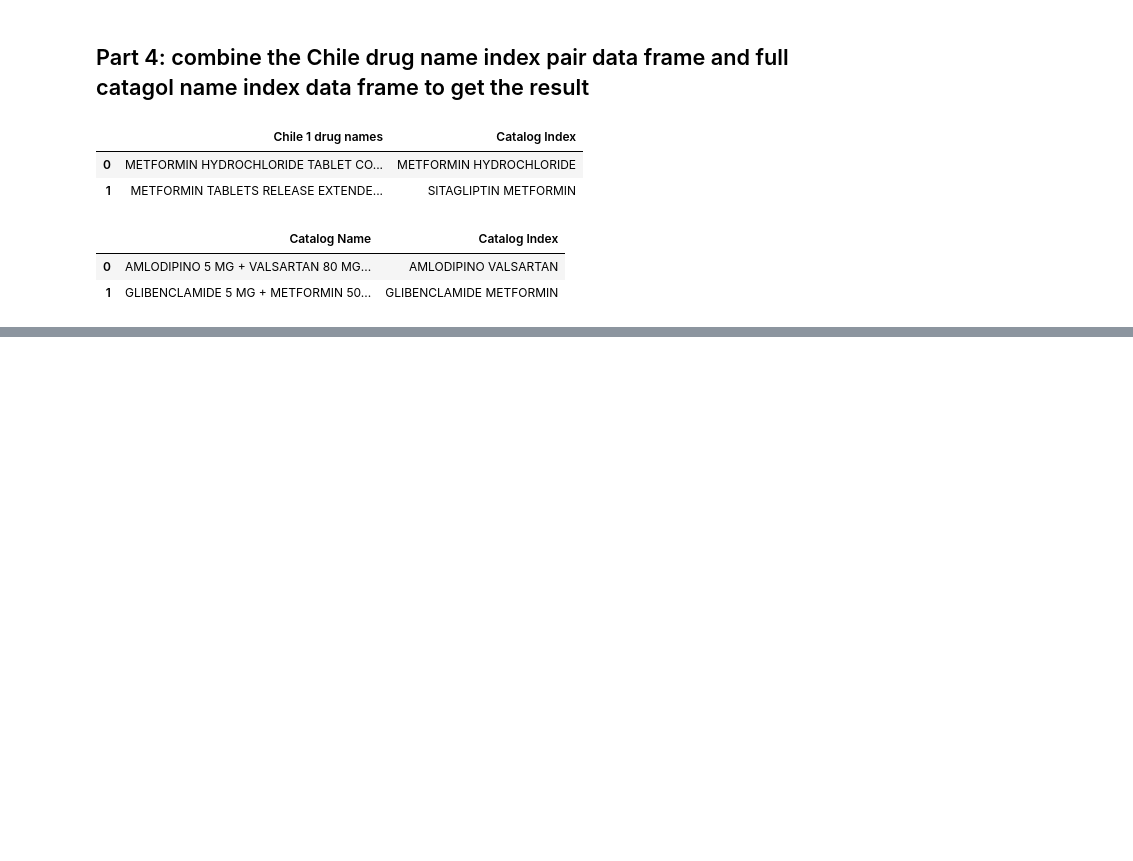
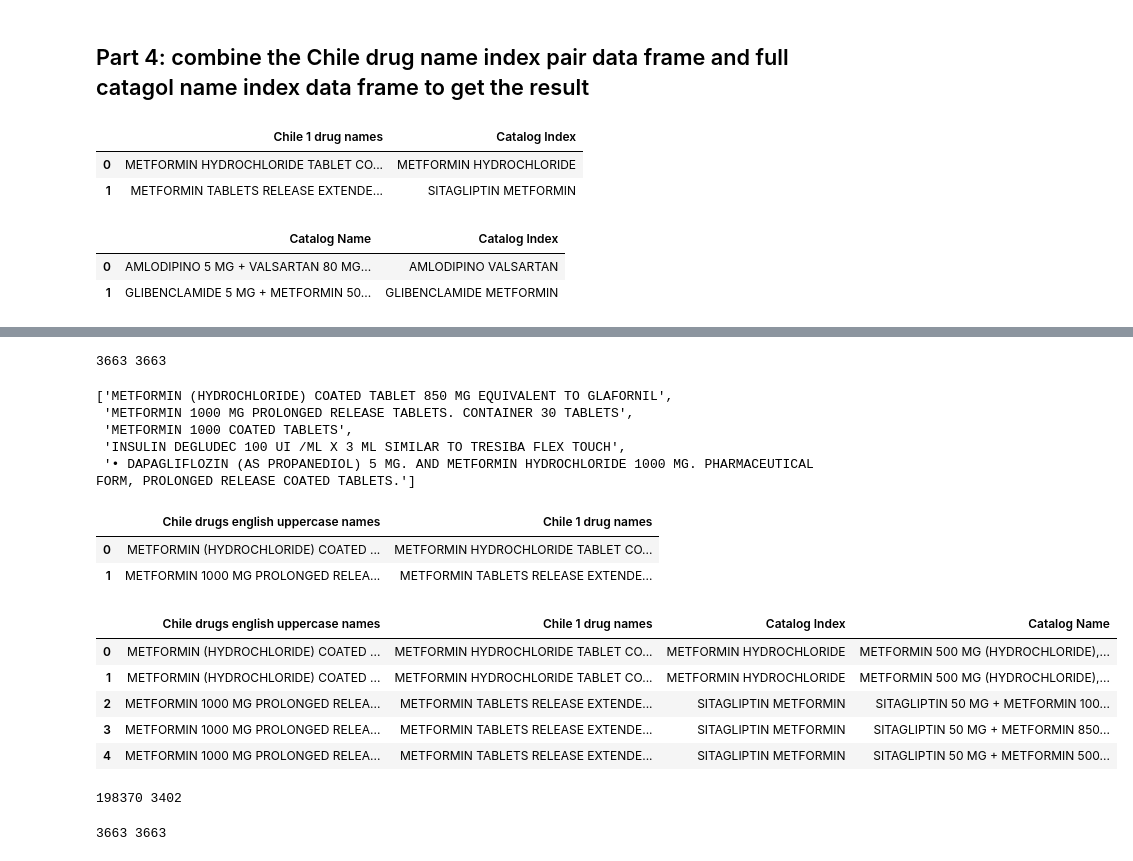
Before and after one commit to wenjunc2/PAHO-Drug-Data-Cleaning-Summer-2022, a Jupyter notebook: 普通编程.ipynb, the cells around one changed output, grey strips where cells are left out. Saved outputs shown, nothing was run; the diff lists cells and outputs as text; code cells hidden in the pictures; blank space fills up the shorter version.

```diff
--- a/普通编程.ipynb
+++ b/普通编程.ipynb
@@ -353,0 +372,4 @@ combine_pair_df.to_excel("combine_pair_df_chile_1.xlsx", sheet_name = 'combine_p
+# %%
+print(len(CHLDiab1DirtyName), len(str_CHLDiab1DirtyNameIndexEng))
+# %% [output]
+3663 3663
@@ -353,0 +386,41 @@ combine_pair_df.to_excel("combine_pair_df_chile_1.xlsx", sheet_name = 'combine_p
+# %%
+# uppercase everything
+CHLDiab1DirtyNameEngU = []
+for i in CHLDiab1DirtyNameEng:
+  CHLDiab1DirtyNameEngU.append(i.upper())
+
+CHLDiab1DirtyNameEngU[:5]
+# %% [output]
+['METFORMIN (HYDROCHLORIDE) COATED TABLET 850 MG EQUIVALENT TO GLAFORNIL',
+ 'METFORMIN 1000 MG PROLONGED RELEASE TABLETS. CONTAINER 30 TABLETS',
+ 'METFORMIN 1000 COATED TABLETS',
+ 'INSULIN DEGLUDEC 100 UI /ML X 3 ML SIMILAR TO TRESIBA FLEX TOUCH',
+ '• DAPAGLIFLOZIN (AS PROPANEDIOL) 5 MG. AND METFORMIN HYDROCHLORIDE 1000 MG. PHARMACEUTICAL FORM, PROLONGED RELEASE COATED TABLETS.']
+# %%
+# combine uppercase english chile 1 drug name with its indexes
+Chile1drugfn_index = {"Chile drugs english uppercase names": CHLDiab1DirtyNameEngU, "Chile 1 drug names": str_CHLDiab1DirtyNameIndexEng}
+# %%
+Chile1drugfn_index_df = pd.DataFrame(Chile1drugfn_index)
+# %%
+Chile1drugfn_index_df[:2]
+# %% [output]
+|  | Chile drugs english uppercase names | Chile 1 drug names |
+| 0 | METFORMIN (HYDROCHLORIDE) COATED ... | METFORMIN HYDROCHLORIDE TABLET CO... |
+| 1 | METFORMIN 1000 MG PROLONGED RELEA... | METFORMIN TABLETS RELEASE EXTENDE... |
+# %%
+# combine Chile drug original full name, its index with the result data frame (pair with catalog name)
+
+Chile1drugs = pd.merge(Chile1drugfn_index_df, combine_pair_df, on='Chile 1 drug names', how='left')
+# %%
+Chile1drugs[:5]
+# %% [output]
+|  | Chile drugs english uppercase names | Chile 1 drug names | Catalog Index | Catalog Name |
+| 0 | METFORMIN (HYDROCHLORIDE) COATED ... | METFORMIN HYDROCHLORIDE TABLET CO... | METFORMIN HYDROCHLORIDE | METFORMIN 500 MG (HYDROCHLORIDE),... |
+| 1 | METFORMIN (HYDROCHLORIDE) COATED ... | METFORMIN HYDROCHLORIDE TABLET CO... | METFORMIN HYDROCHLORIDE | METFORMIN 500 MG (HYDROCHLORIDE),... |
+| 2 | METFORMIN 1000 MG PROLONGED RELEA... | METFORMIN TABLETS RELEASE EXTENDE... | SITAGLIPTIN METFORMIN | SITAGLIPTIN 50 MG + METFORMIN 100... |
+| 3 | METFORMIN 1000 MG PROLONGED RELEA... | METFORMIN TABLETS RELEASE EXTENDE... | SITAGLIPTIN METFORMIN | SITAGLIPTIN 50 MG + METFORMIN 850... |
+| 4 | METFORMIN 1000 MG PROLONGED RELEA... | METFORMIN TABLETS RELEASE EXTENDE... | SITAGLIPTIN METFORMIN | SITAGLIPTIN 50 MG + METFORMIN 500... |
+# %%
+print(len(Chile1drugs), len(set(Chile1drugs['Chile drugs english uppercase names'])))
+# %% [output]
+198370 3402
@@ -353,0 +440,4 @@ combine_pair_df.to_excel("combine_pair_df_chile_1.xlsx", sheet_name = 'combine_p
+# %%
+print(len(fistpairinglist), len(CHLDiab1DirtyNameEngU))
+# %% [output]
+3663 3663
```
Also changed, not shown: parts of 11 cells of this notebook.
